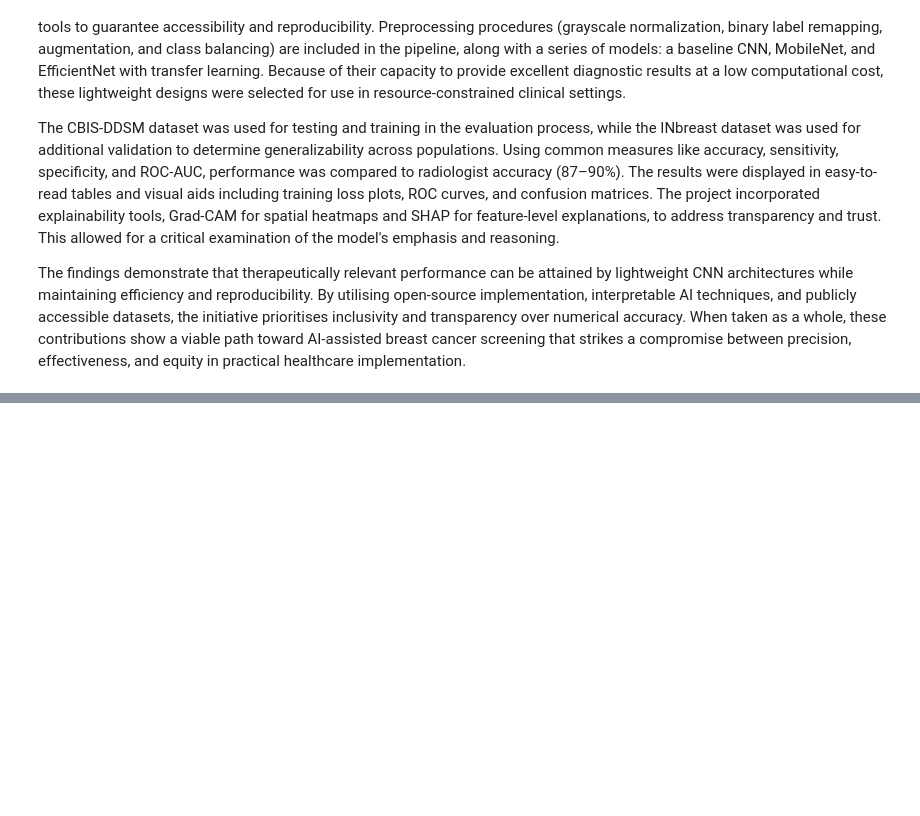
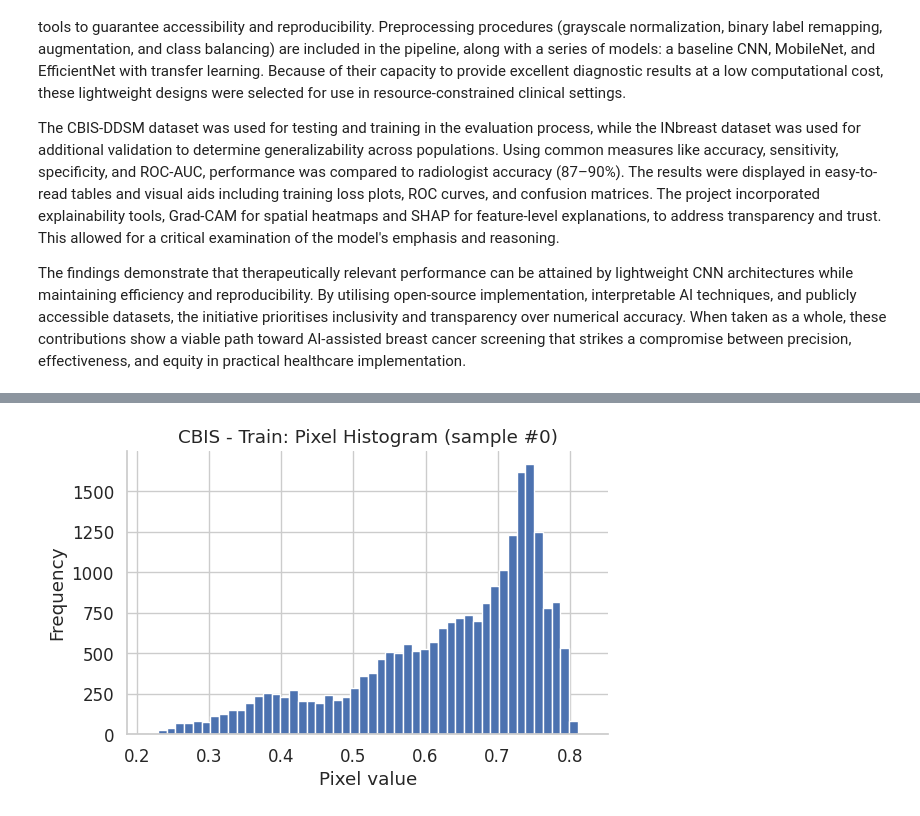
Before and after one commit to gabrielsyj/Deep-Learning-Breast-Cancer-Detection, a Jupyter notebook: FinalNotebook.ipynb, the cells around one changed output, grey strips where cells are left out. Drawn from its saved outputs; the diff is of its cells as text; code cells hidden in the pictures; blank space fills up the shorter version.

```diff
--- a/FinalNotebook.ipynb
+++ b/FinalNotebook.ipynb
@@ -20,0 +744,90 @@ The findings demonstrate that therapeutically relevant performance can be attain
+# %%
+# ================================
+# DATASET SUMMARY & PIXEL VALUE INSPECTION
+# ================================
+import numpy as np
+import matplotlib.pyplot as plt
+from collections import Counter
+
+def class_counts(y):
+    y = np.array(y).astype(int).ravel()
+    cnt = Counter(y)
+    return {int(k): int(v) for k,v in sorted(cnt.items())}
+
+def describe_array_split(name, X, y, show_hist=True, hist_idx=0):
+    Xs = X.shape
+    ys = y.shape
+    x_min, x_max = float(X.min()), float(X.max())
+    x_mean, x_std = float(X.mean()), float(X.std())
+    print(f"\n[{name}]")
+    print(f"  X shape: {Xs}, dtype: {X.dtype}")
+    print(f"  y shape: {ys}, dtype: {y.dtype}")
+    print(f"  Class counts: {class_counts(y)} (0=benign, 1=malignant)")
+    print(f"  Pixel stats -> min: {x_min:.4f}  max: {x_max:.4f}  mean: {x_mean:.4f}  std: {x_std:.4f}")
+    if show_hist and X.ndim >= 3:
+        idx = min(hist_idx, len(X)-1)
+        plt.figure(figsize=(6,4))
+        plt.hist(X[idx].ravel(), bins=50)
+        plt.title(f"{name}: Pixel Histogram (sample #{idx})")
+        plt.xlabel("Pixel value")
+        plt.ylabel("Frequency")
+        plt.tight_layout()
+        plt.show()
+
+# -------- CBIS-DDSM (arrays already normalized to [0,1]) --------
+describe_array_split("CBIS - Train", X_train, y_train, show_hist=True, hist_idx=0)
+describe_array_split("CBIS - Val",   X_val,   y_val,   show_hist=True, hist_idx=0)
+describe_array_split("CBIS - Test",  test_X,  test_y,  show_hist=True, hist_idx=0)
+
+# -------- INbreast (tf.data) --------
+def summarize_tfdata(name, ds, take_batches=10, show_hist=True):
+    n_imgs = 0
+    labels = []
+    mins, maxs, means, stds = [], [], [], []
+
+    # Peek one image for histogram later
+    sample_for_hist = None
+
+    for b_idx, (imgs, labs) in enumerate(ds.take(take_batches)):
+        arr = imgs.numpy()  # (B,H,W,1)
+        labs = labs.numpy().astype(int).ravel()
+        # Collect stats (images may already be rescaled to [0,1] in your pipeline)
+        mins.append(arr.min())
+        maxs.append(arr.max())
+        means.append(arr.mean())
+        stds.append(arr.std())
+        labels.extend(labs.tolist())
+        n_imgs += arr.shape[0]
+        if sample_for_hist is None:
+            sample_for_hist = arr[0]
+
+    if n_imgs == 0:
+        print(f"\n[{name}] No data found.")
+        return
+
+    print(f"\n[{name}]")
+    print(f"  Estimated samples (first {take_batches} batches): {n_imgs}")
+    # Shapes may vary; report the shape of the last seen batch element
+    print(f"  Example image shape: {sample_for_hist.shape}, dtype: {sample_for_hist.dtype}")
+    if labels:
+        cnt = Counter(labels)
+        print(f"  Class counts (approx): {{ {0}: {cnt.get(0,0)}, {1}: {cnt.get(1,0)} }} (0=benign, 1=malignant)")
+    print(f"  Pixel stats (batch-avg) -> "
+          f"min: {np.min(mins):.4f}  max: {np.max(maxs):.4f}  "
+          f"mean: {np.mean(means):.4f}  std: {np.mean(stds):.4f}")
+
+    if show_hist and sample_for_hist is not None:
+        plt.figure(figsize=(6,4))
+        plt.hist(sample_for_hist.ravel(), bins=50)
+        plt.title(f"{name}: Pixel Histogram (one sample)")
+        plt.xlabel("Pixel value")
+        plt.ylabel("Frequency")
+        plt.tight_layout()
+        plt.show()
+
+# Only run if INbreast datasets exist
+if 'train_ds_inb' in globals():
+    summarize_tfdata("INbreast - Train (tf.data)", train_ds_inb, take_batches=10, show_hist=True)
+if 'val_ds_inb' in globals():
+    summarize_tfdata("INbreast - Val (tf.data)",   val_ds_inb,   take_batches=10, show_hist=True)
+# %% [output]
@@ -20,0 +839 @@ The findings demonstrate that therapeutically relevant performance can be attain
+[figure, added]
```
Also changed, not shown: parts of 26 cells of this notebook.
